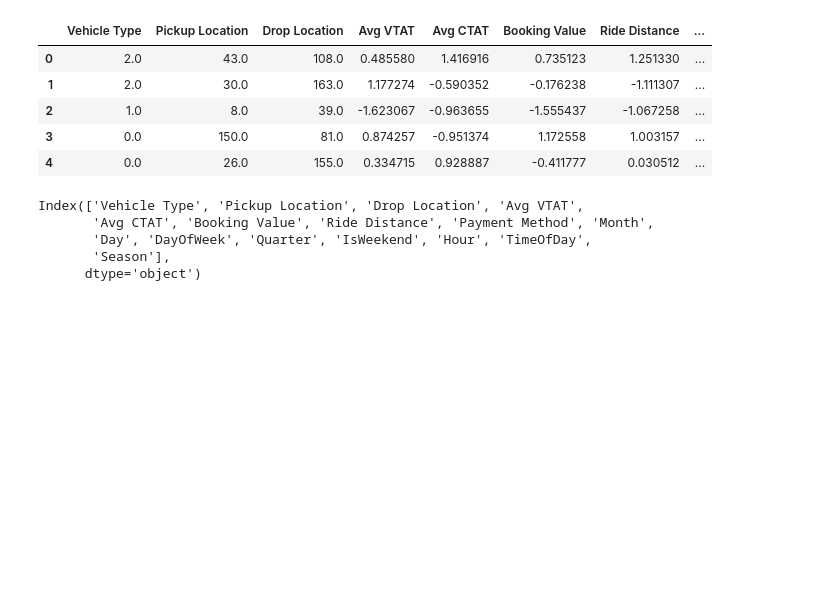
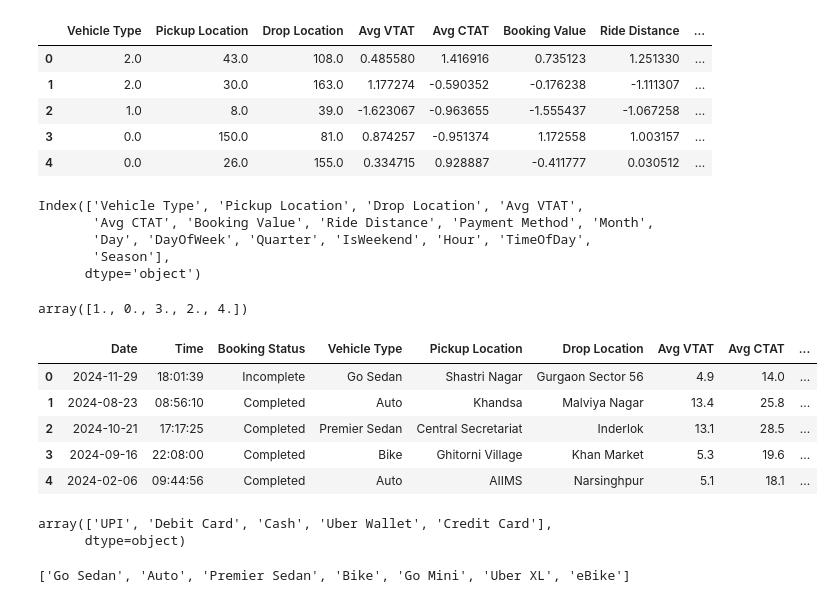
Before and after one commit to SuyashPatil-max/UBER_DVC, a Jupyter notebook: notebooks/eda.ipynb, the cells around one changed output. Cells and saved outputs as stored; diff of their text form; code cells hidden in the pictures; blank space fills up the shorter version.

```diff
--- a/notebooks/eda.ipynb
+++ b/notebooks/eda.ipynb
@@ -257,3 +257,27 @@ Index(['Vehicle Type', 'Pickup Location', 'Drop Location', 'Avg VTAT',
        'Day', 'DayOfWeek', 'Quarter', 'IsWeekend', 'Hour', 'TimeOfDay',
        'Season'],
       dtype='object')
+# %%
+df['Payment Method'].unique()
+# %% [output]
+array([1., 0., 3., 2., 4.])
+# %%
+df4 =pd.read_csv(r'C:\Users\dell\OneDrive\Desktop\DataScience\Projects\Uber_DVC\data\raw\raw_data.csv')
+df4.head()
+# %% [output]
+|  | Date | Time | Booking Status | Vehicle Type | Pickup Location | Drop Location | Avg VTAT | Avg CTAT | ... |
+| 0 | 2024-11-29 | 18:01:39 | Incomplete | Go Sedan | Shastri Nagar | Gurgaon Sector 56 | 4.9 | 14.0 | ... |
+| 1 | 2024-08-23 | 08:56:10 | Completed | Auto | Khandsa | Malviya Nagar | 13.4 | 25.8 | ... |
+| 2 | 2024-10-21 | 17:17:25 | Completed | Premier Sedan | Central Secretariat | Inderlok | 13.1 | 28.5 | ... |
+| 3 | 2024-09-16 | 22:08:00 | Completed | Bike | Ghitorni Village | Khan Market | 5.3 | 19.6 | ... |
+| 4 | 2024-02-06 | 09:44:56 | Completed | Auto | AIIMS | Narsinghpur | 5.1 | 18.1 | ... |
+# %%
+df4['Payment Method'].unique()
+# %% [output]
+array(['UPI', 'Debit Card', 'Cash', 'Uber Wallet', 'Credit Card'],
+      dtype=object)
+# %%
+ls = df4['Vehicle Type'].unique().tolist()
+ls
+# %% [output]
+['Go Sedan', 'Auto', 'Premier Sedan', 'Bike', 'Go Mini', 'Uber XL', 'eBike']
```
Also changed, not shown: 32 other files.
